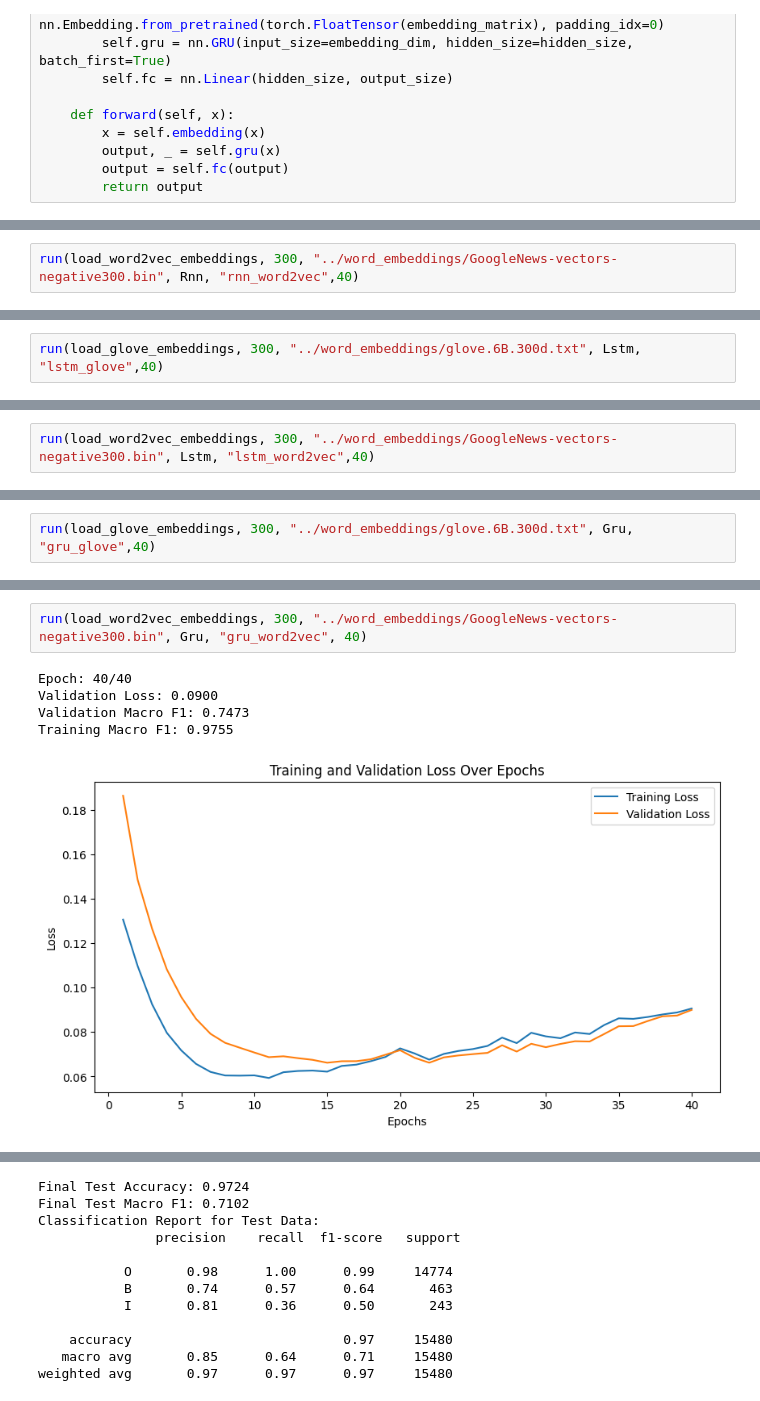
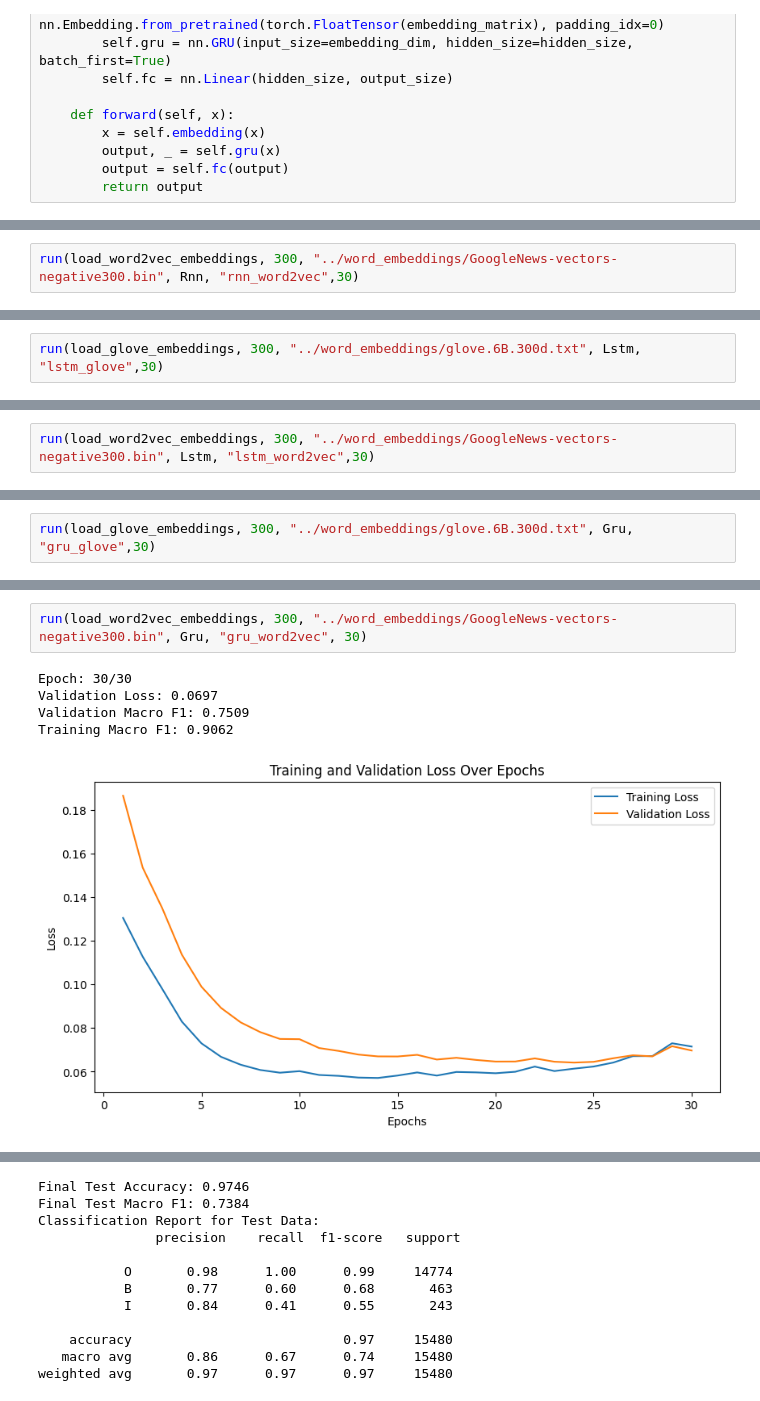
Before and after one commit to hyouteki/lanat, a Jupyter notebook: bio_encoding/dataset_2/models.ipynb, the cells around one changed output, grey strips where cells are left out. Drawn from its saved outputs; the diff is of its cells as text.

```diff
--- a/bio_encoding/dataset_2/models.ipynb
+++ b/bio_encoding/dataset_2/models.ipynb
@@ -113,3 +113,3 @@ weighted avg       0.96      0.97      0.96     15480
 # %%
-run(load_word2vec_embeddings, 300, "../word_embeddings/GoogleNews-vectors-negative300.bin", Rnn, "rnn_word2vec",40)
+run(load_word2vec_embeddings, 300, "../word_embeddings/GoogleNews-vectors-negative300.bin", Rnn, "rnn_word2vec",30)
 # %% [output]
@@ -154,4 +154,4 @@ Classification Report for Test Data:
 weighted avg       0.97      0.97      0.97     15480
 # %%
-run(load_glove_embeddings, 300, "../word_embeddings/glove.6B.300d.txt", Lstm, "lstm_glove",40)
+run(load_glove_embeddings, 300, "../word_embeddings/glove.6B.300d.txt", Lstm, "lstm_glove",30)
 # %% [output]
@@ -175,4 +175,4 @@ Classification Report for Test Data:
 weighted avg       0.96      0.97      0.96     15480
 # %%
-run(load_word2vec_embeddings, 300, "../word_embeddings/GoogleNews-vectors-negative300.bin", Lstm, "lstm_word2vec",40)
+run(load_word2vec_embeddings, 300, "../word_embeddings/GoogleNews-vectors-negative300.bin", Lstm, "lstm_word2vec",30)
 # %% [output]
@@ -217,4 +217,4 @@ Classification Report for Test Data:
 weighted avg       0.97      0.97      0.97     15480
 # %%
-run(load_glove_embeddings, 300, "../word_embeddings/glove.6B.300d.txt", Gru, "gru_glove",40)
+run(load_glove_embeddings, 300, "../word_embeddings/glove.6B.300d.txt", Gru, "gru_glove",30)
 # %% [output]
@@ -239,8 +239,8 @@ weighted avg       0.96      0.97      0.97     15480
 # %%
-run(load_word2vec_embeddings, 300, "../word_embeddings/GoogleNews-vectors-negative300.bin", Gru, "gru_word2vec", 40)
+run(load_word2vec_embeddings, 300, "../word_embeddings/GoogleNews-vectors-negative300.bin", Gru, "gru_word2vec", 30)
 # %% [output]
-Epoch: 40/40
-Validation Loss: 0.0900
-Validation Macro F1: 0.7473
-Training Macro F1: 0.9755
+Epoch: 30/30
+Validation Loss: 0.0697
+Validation Macro F1: 0.7509
+Training Macro F1: 0.9062
-[figure, old version]
+[figure, new version]
@@ -248,13 +248,13 @@ Training Macro F1: 0.9755
-Final Test Accuracy: 0.9724
-Final Test Macro F1: 0.7102
+Final Test Accuracy: 0.9746
+Final Test Macro F1: 0.7384
 Classification Report for Test Data:
                precision    recall  f1-score   support
 
            O       0.98      1.00      0.99     14774
-           B       0.74      0.57      0.64       463
-           I       0.81      0.36      0.50       243
+           B       0.77      0.60      0.68       463
+           I       0.84      0.41      0.55       243
 
     accuracy                           0.97     15480
-   macro avg       0.85      0.64      0.71     15480
+   macro avg       0.86      0.67      0.74     15480
 weighted avg       0.97      0.97      0.97     15480
 # %%
```
Also changed, not shown: parts of 9 cells of this notebook, 41 other files.
